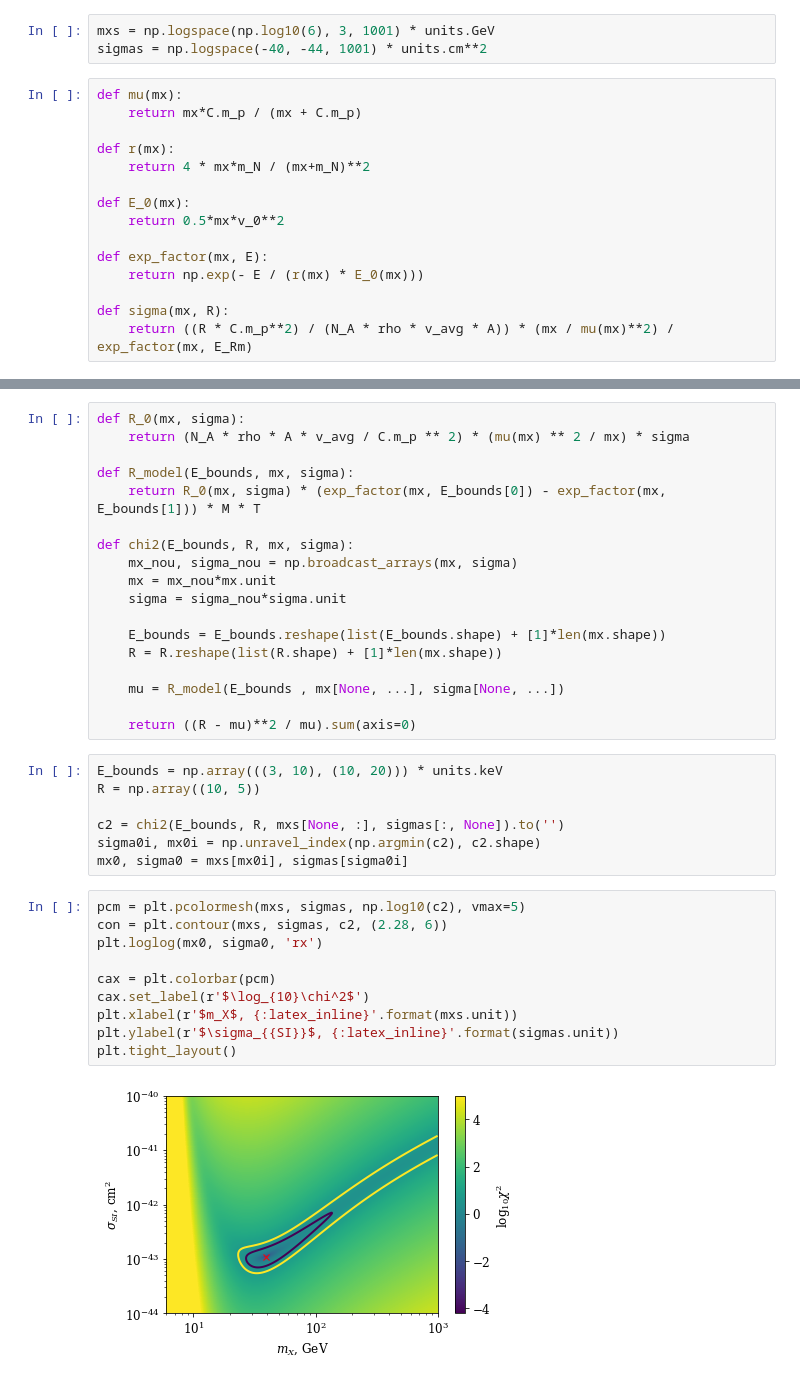
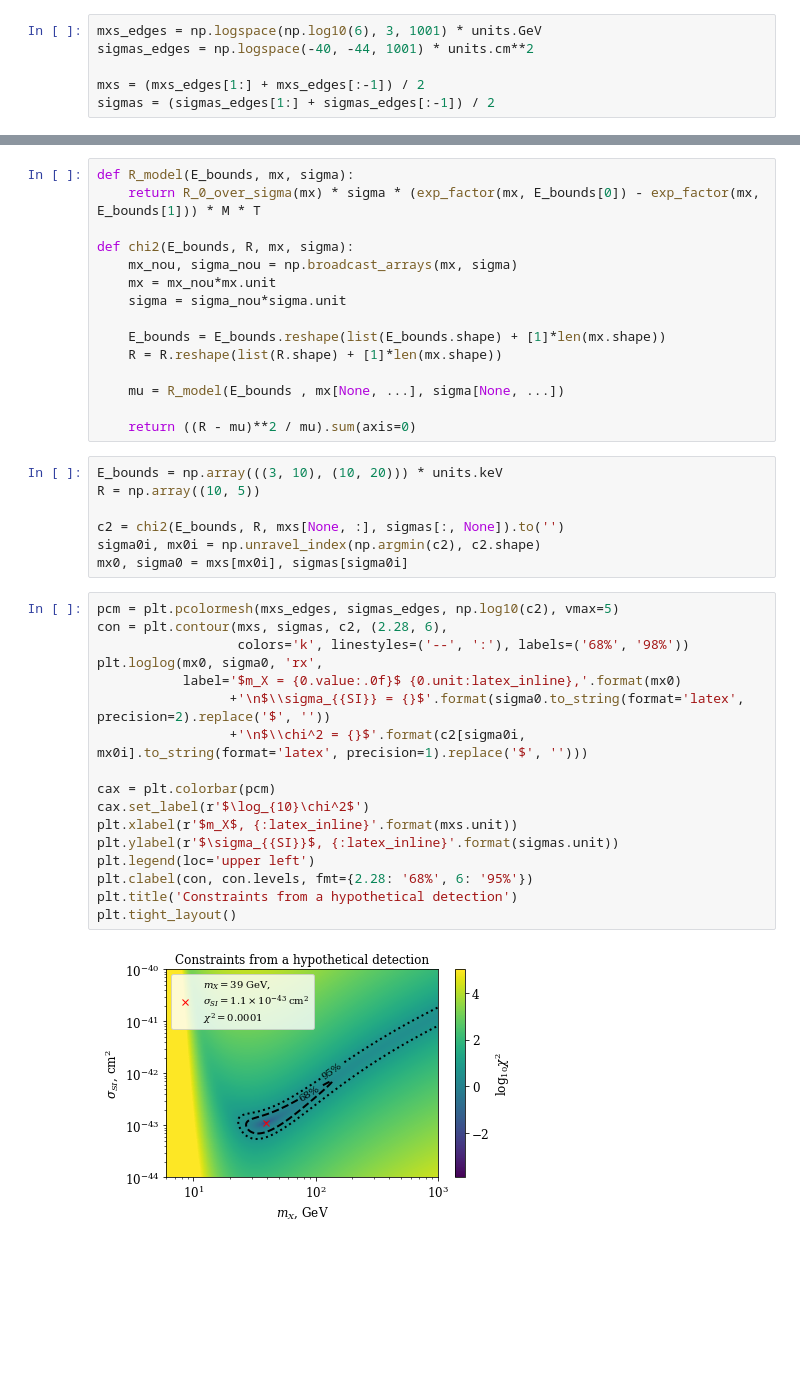
Before and after one commit to adam-coogan/gss19_sterile_nus, a Jupyter notebook: notebooks/week_3.ipynb, the cells around one changed output, grey strips where cells are left out. Cells and saved outputs as stored; diff of their text form; blank space fills up the shorter version.

```diff
--- a/notebooks/week_3.ipynb
+++ b/notebooks/week_3.ipynb
@@ -22,19 +56,7 @@ E_Rm = 3 * units.keV
 # %%
-mxs = np.logspace(np.log10(6), 3, 1001) * units.GeV
-sigmas = np.logspace(-40, -44, 1001) * units.cm**2
+mxs_edges = np.logspace(np.log10(6), 3, 1001) * units.GeV
+sigmas_edges = np.logspace(-40, -44, 1001) * units.cm**2
+
+mxs = (mxs_edges[1:] + mxs_edges[:-1]) / 2
+sigmas = (sigmas_edges[1:] + sigmas_edges[:-1]) / 2
-# %%
-def mu(mx):
-    return mx*C.m_p / (mx + C.m_p)
-
-def r(mx):
-    return 4 * mx*m_N / (mx+m_N)**2
-
-def E_0(mx):
-    return 0.5*mx*v_0**2
-
-def exp_factor(mx, E):
-    return np.exp(- E / (r(mx) * E_0(mx)))
-
-def sigma(mx, R):
-    return ((R * C.m_p**2) / (N_A * rho * v_avg * A)) * (mx / mu(mx)**2) / exp_factor(mx, E_Rm)
 # %%
@@ -47,9 +81,6 @@ plt.tight_layout()
 # %%
-def R_0(mx, sigma):
-    return (N_A * rho * A * v_avg / C.m_p ** 2) * (mu(mx) ** 2 / mx) * sigma
-
 def R_model(E_bounds, mx, sigma):
-    return R_0(mx, sigma) * (exp_factor(mx, E_bounds[0]) - exp_factor(mx, E_bounds[1])) * M * T
+    return R_0_over_sigma(mx) * sigma * (exp_factor(mx, E_bounds[0]) - exp_factor(mx, E_bounds[1])) * M * T
 
 def chi2(E_bounds, R, mx, sigma):
     mx_nou, sigma_nou = np.broadcast_arrays(mx, sigma)
@@ -70,14 +101,21 @@ c2 = chi2(E_bounds, R, mxs[None, :], sigmas[:, None]).to('')
 sigma0i, mx0i = np.unravel_index(np.argmin(c2), c2.shape)
 mx0, sigma0 = mxs[mx0i], sigmas[sigma0i]
 # %%
-pcm = plt.pcolormesh(mxs, sigmas, np.log10(c2), vmax=5)
-con = plt.contour(mxs, sigmas, c2, (2.28, 6))
-plt.loglog(mx0, sigma0, 'rx')
+pcm = plt.pcolormesh(mxs_edges, sigmas_edges, np.log10(c2), vmax=5)
+con = plt.contour(mxs, sigmas, c2, (2.28, 6),
+                  colors='k', linestyles=('--', ':'), labels=('68%', '98%'))
+plt.loglog(mx0, sigma0, 'rx',
+           label='$m_X = {0.value:.0f}$ {0.unit:latex_inline},'.format(mx0)
+                 +'\n$\\sigma_{{SI}} = {}$'.format(sigma0.to_string(format='latex', precision=2).replace('$', ''))
+                 +'\n$\\chi^2 = {}$'.format(c2[sigma0i, mx0i].to_string(format='latex', precision=1).replace('$', '')))
 
 cax = plt.colorbar(pcm)
 cax.set_label(r'$\log_{10}\chi^2$')
 plt.xlabel(r'$m_X$, {:latex_inline}'.format(mxs.unit))
 plt.ylabel(r'$\sigma_{{SI}}$, {:latex_inline}'.format(sigmas.unit))
+plt.legend(loc='upper left')
+plt.clabel(con, con.levels, fmt={2.28: '68%', 6: '95%'})
+plt.title('Constraints from a hypothetical detection')
 plt.tight_layout()
 # %% [output]
-[figure, old version]
+[figure, new version]
```
Also changed, not shown: parts of 11 cells of this notebook.
